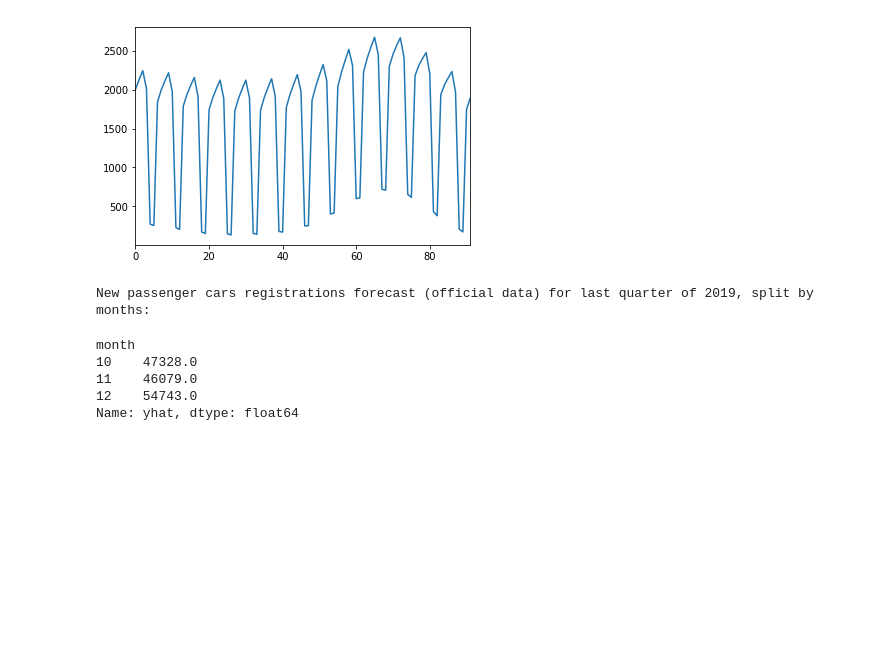
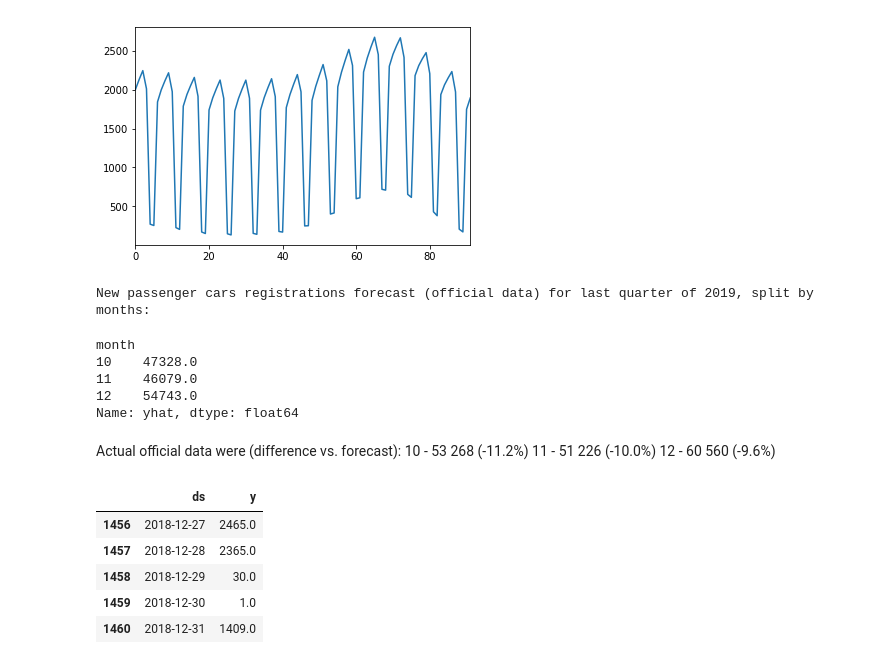
Before and after one commit to pszysz/Daily_registrations, a Jupyter notebook: Daily_regs.ipynb, the cells around one changed output. Drawn from its saved outputs; the diff is of its cells as text; code cells hidden in the pictures; blank space fills up the shorter version.

```diff
--- a/Daily_regs.ipynb
+++ b/Daily_regs.ipynb
@@ -264,3 +271,17 @@ month
 11    46079.0
 12    54743.0
 Name: yhat, dtype: float64
+# %% [markdown]
+Actual official data were (difference vs. forecast):
+10 - 53 268 (-11.2%)
+11 - 51 226 (-10.0%)
+12 - 60 560 (-9.6%)
+# %%
+train_off_1y = official_data[official_data.ds.dt.year == 2018]
+# %% [output]
+|  | ds | y |
+| 1456 | 2018-12-27 | 2465.0 |
+| 1457 | 2018-12-28 | 2365.0 |
+| 1458 | 2018-12-29 | 30.0 |
+| 1459 | 2018-12-30 | 1.0 |
+| 1460 | 2018-12-31 | 1409.0 |
```
Also changed, not shown: parts of 11 cells of this notebook.
